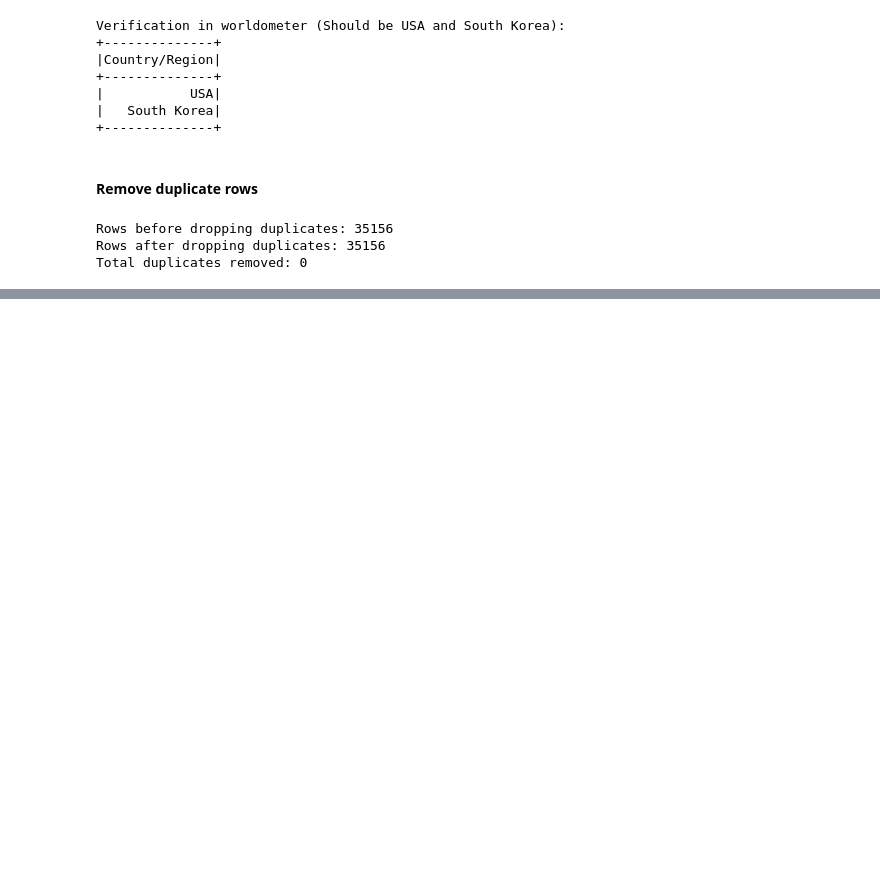
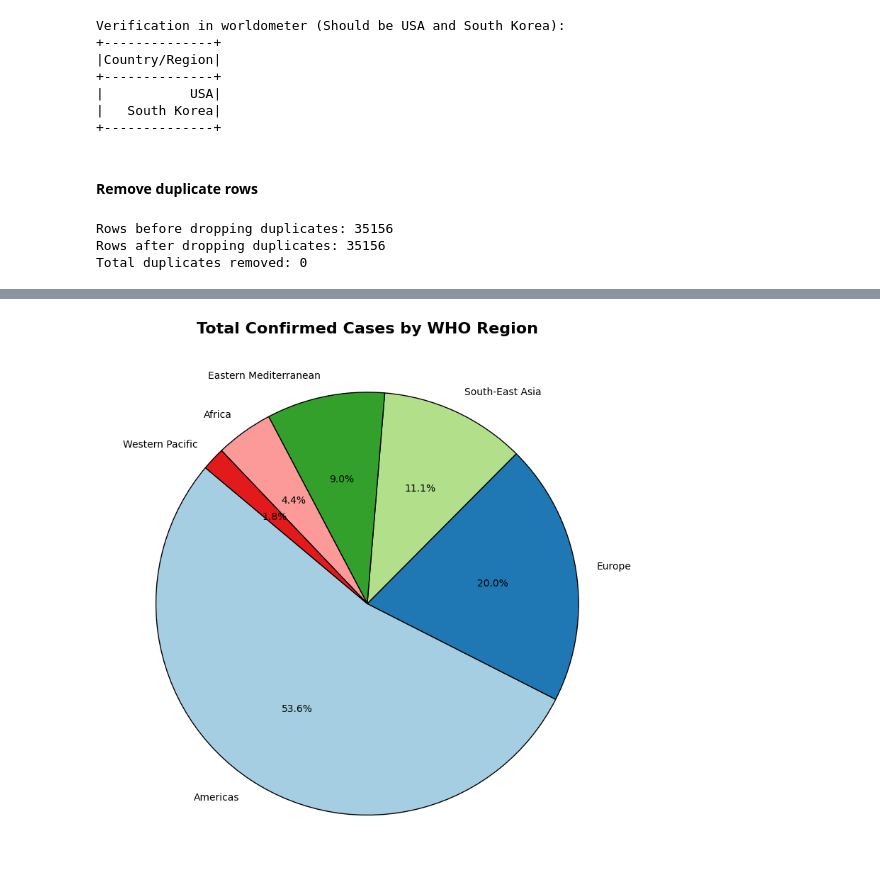
Before and after one commit to amitkr069/DataAnalysisCovid19, a Jupyter notebook: covid_analysis.ipynb, the cells around one changed output, grey strips where cells are left out. Saved outputs shown, nothing was run; the diff lists cells and outputs as text; code cells hidden in the pictures; blank space fills up the shorter version.

```diff
--- a/covid_analysis.ipynb
+++ b/covid_analysis.ipynb
@@ -343,0 +438,4 @@ import matplotlib.pyplot as plt
+# %%
+# Finding the latest date in the dataset
+latest_date = df_full_grouped.select(_max("Date")).collect()[0][0]
+print(f"Aggregating data for the latest date: {latest_date}")
@@ -343,0 +444,11 @@ import matplotlib.pyplot as plt
+# %%
+# Filter for the latest date, then group by WHO Region and aggregate
+who_region_totals = (df_full_grouped
+    .filter(col("Date") == latest_date)
+    .groupBy("WHO Region")
+    .agg(
+        _sum("Confirmed").alias("Total Confirmed"),
+        _sum("Deaths").alias("Total Deaths"),
+        _sum("Recovered").alias("Total Recovered")
+    )
+    .orderBy(col("Total Confirmed").desc()))
@@ -343,0 +471,14 @@ import matplotlib.pyplot as plt
+# %%
+who_pd = who_region_totals.toPandas()
+# %%
+# Ensuring WHO Region is the index for easier stacked bar plotting
+who_pd.set_index("WHO Region", inplace=True)
+# %%
+plt.figure(figsize=(8, 8))
+plt.pie(who_pd["Total Confirmed"], labels=who_pd.index, autopct='%1.1f%%',
+        startangle=140, colors=plt.cm.Paired.colors, wedgeprops={'edgecolor': 'black'})
+plt.title("Total Confirmed Cases by WHO Region", fontsize=16, fontweight='bold')
+plt.tight_layout()
+plt.show()
+# %% [output]
+[figure, added]
```
Also changed, not shown: parts of 17 cells of this notebook.
